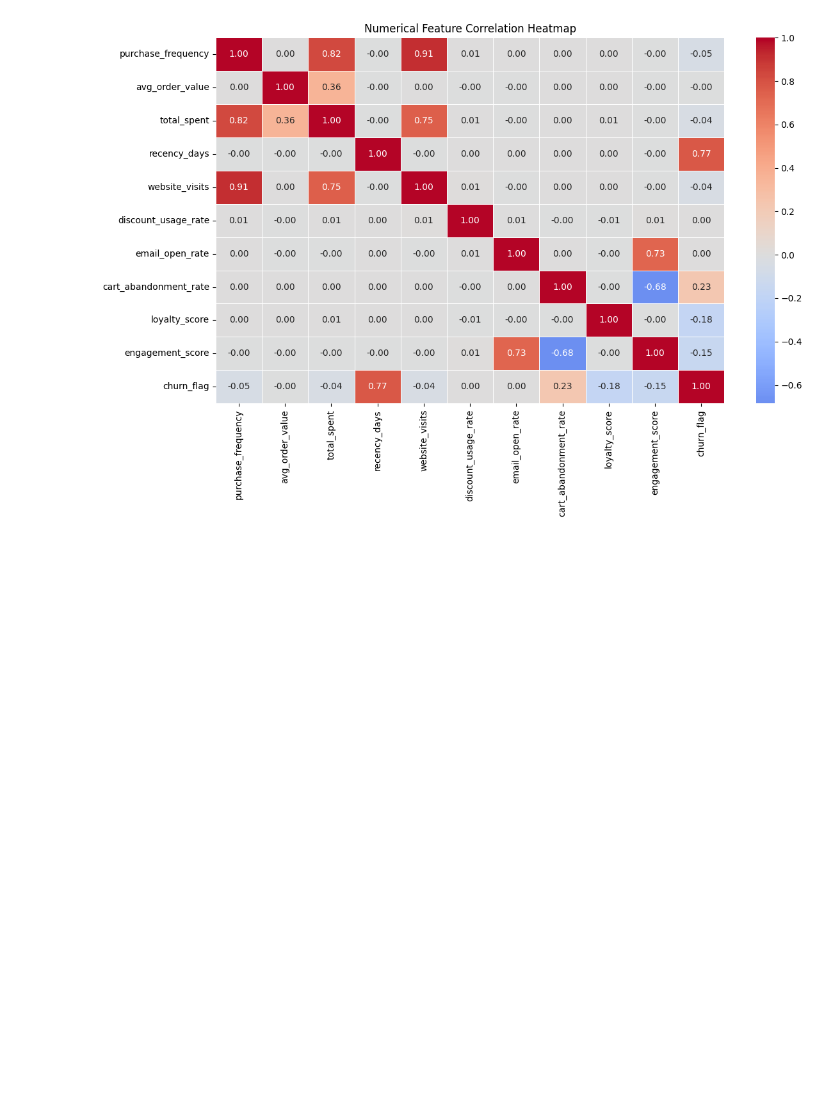
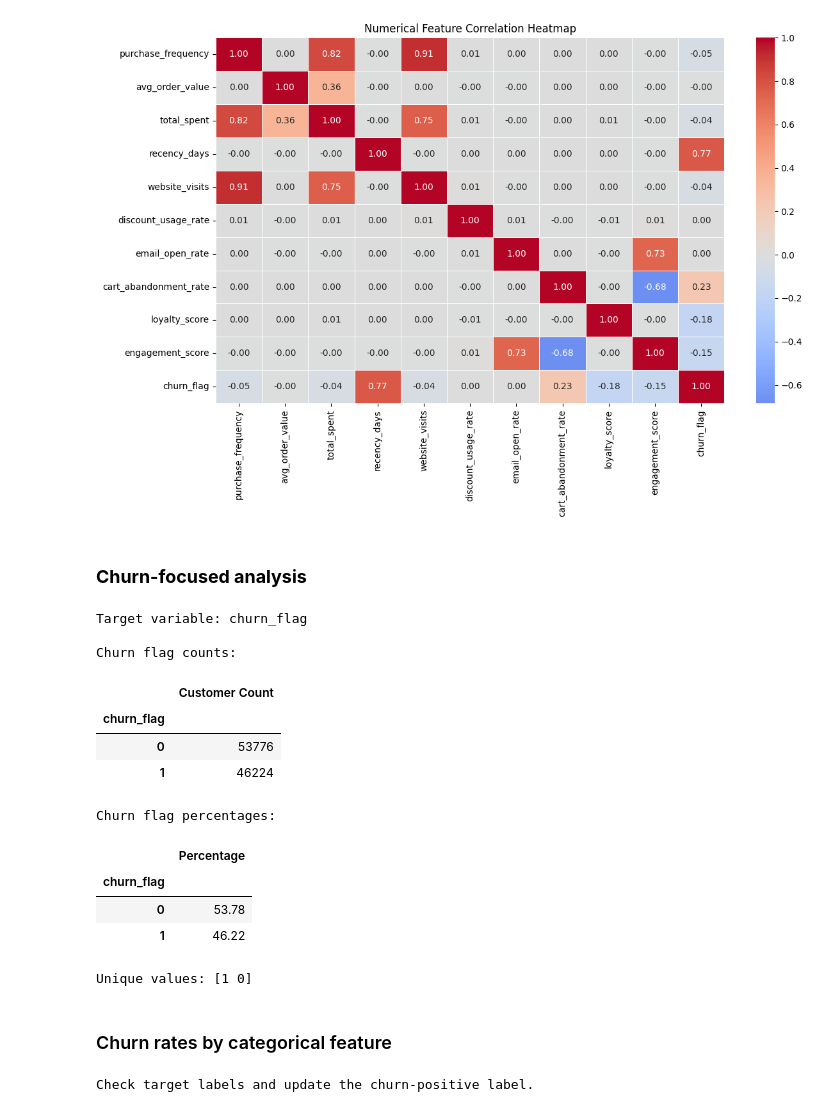
Before and after one commit to nehansa2003/AWS_Project, a Jupyter notebook: notebooks/EDA.ipynb, the cells around one changed output. Drawn from its saved outputs; the diff is of its cells as text; code cells hidden in the pictures; blank space fills up the shorter version.

```diff
--- a/notebooks/EDA.ipynb
+++ b/notebooks/EDA.ipynb
@@ -343,0 +333,55 @@ print(df[TARGET].value_counts(dropna=False))
+# %% [markdown]
+### **Churn-focused analysis**
+# %%
+
+# STEP 9.1: Target variable analysis
+
+TARGET = "churn_flag"
+
+print("Target variable:", TARGET)
+
+print("\nChurn flag counts:")
+display(df[TARGET].value_counts(dropna=False).to_frame("Customer Count"))
+
+print("\nChurn flag percentages:")
+display(
+    (
+        df[TARGET].value_counts(normalize=True, dropna=False) * 100
+    ).round(2).to_frame("Percentage")
+)
+
+print("\nUnique values:", df[TARGET].unique())
+# %% [output]
+Target variable: churn_flag
+
+Churn flag counts:
+|  | Customer Count |
+| churn_flag |  |
+| 0 | 53776 |
+| 1 | 46224 |
+Churn flag percentages:
+|  | Percentage |
+| churn_flag |  |
+| 0 | 53.78 |
+| 1 | 46.22 |
+Unique values: [1 0]
+# %% [markdown]
+### Churn rates by categorical feature
+# %%
+TARGET = "churn_flag"
+
+print("Target variable:", TARGET)
+
+print("\nChurn flag counts:")
+display(df[TARGET].value_counts(dropna=False).to_frame("Customer Count"))
+
+print("\nChurn flag percentages:")
+display(
+    (
+        df[TARGET].value_counts(normalize=True, dropna=False) * 100
+    ).round(2).to_frame("Percentage")
+)
+
+print("\nUnique values:", df[TARGET].unique())
+# %% [output]
+Check target labels and update the churn-positive label.
```
Also changed, not shown: parts of 9 cells of this notebook.
